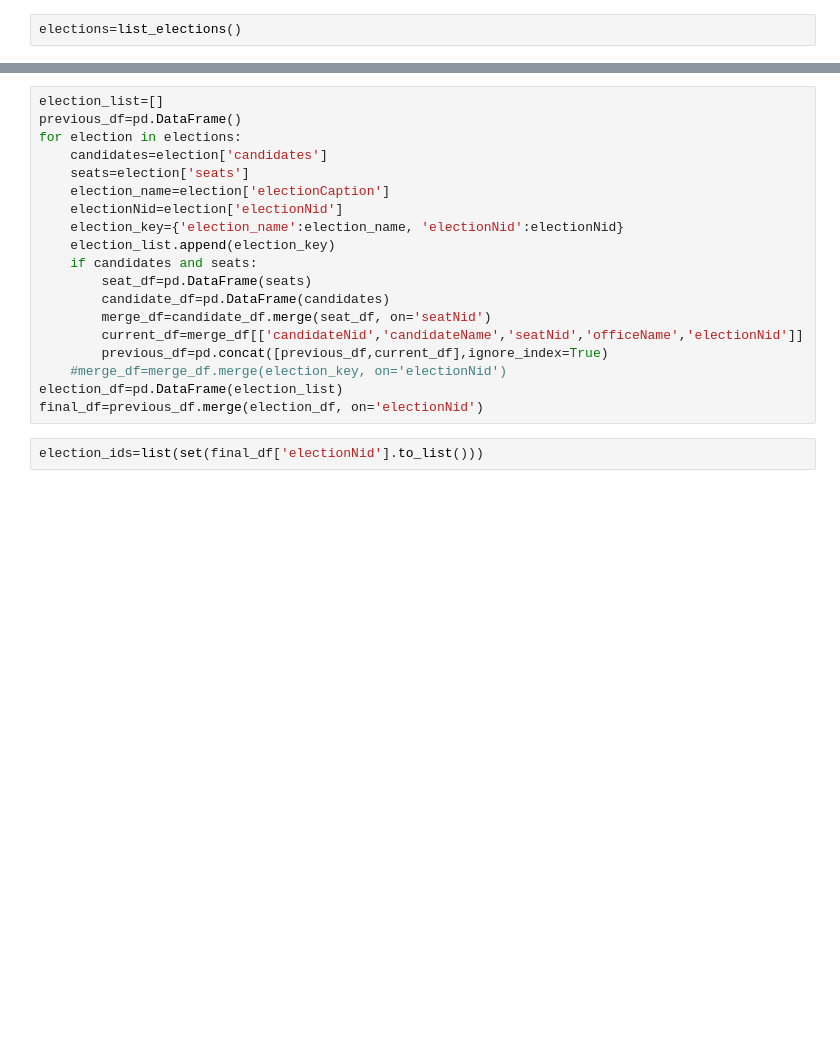
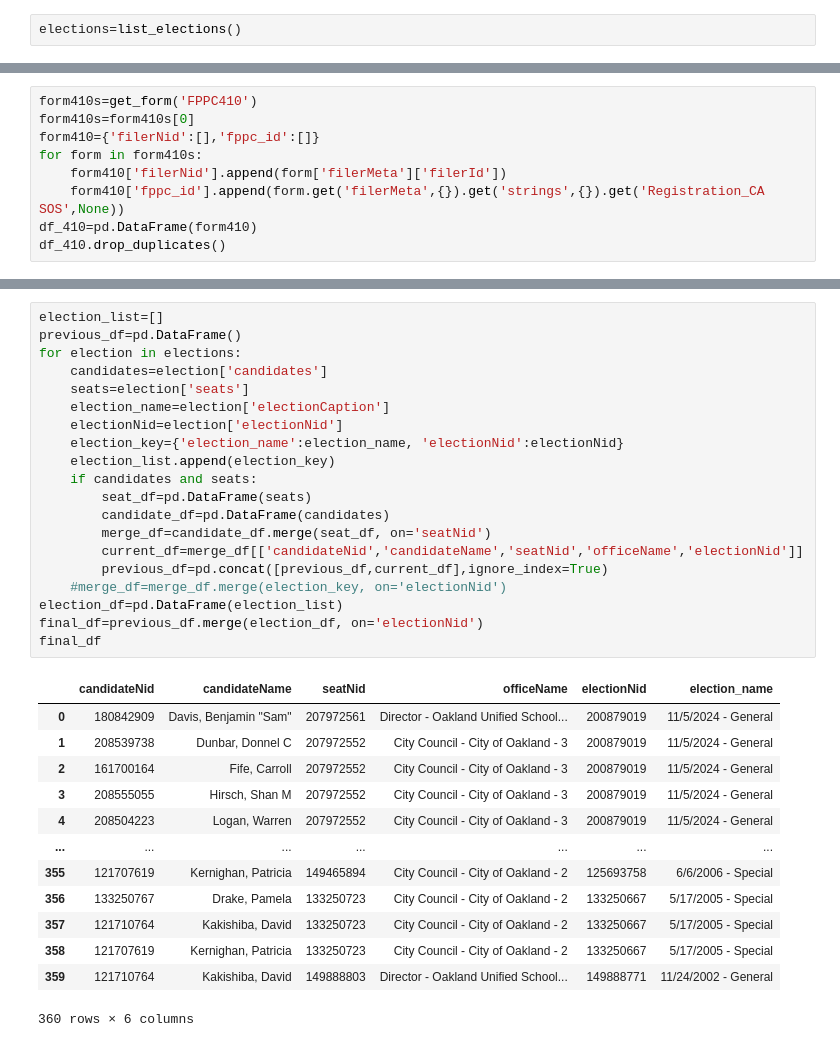
Before and after one commit to FrancisDoran/candidate-table, a Jupyter notebook: francis-testing.ipynb, the cells around one changed output, grey strips where cells are left out. Drawn from its saved outputs; the diff is of its cells as text; blank space fills up the shorter version.

```diff
--- a/francis-testing.ipynb
+++ b/francis-testing.ipynb
@@ -93,0 +148,9 @@ elections=list_elections()
+# %%
+form410s=get_form('FPPC410')
+form410s=form410s[0]
+form410={'filerNid':[],'fppc_id':[]}
+for form in form410s:
+    form410['filerNid'].append(form['filerMeta']['filerId'])
+    form410['fppc_id'].append(form.get('filerMeta',{}).get('strings',{}).get('Registration_CA SOS',None))
+df_410=pd.DataFrame(form410)
+df_410.drop_duplicates()
@@ -144,22 +256,35 @@ for candidate in Candidate_or_Officeholder:
 # %%
 election_list=[]
 previous_df=pd.DataFrame()
 for election in elections:
     candidates=election['candidates']
     seats=election['seats']
     election_name=election['electionCaption']
     electionNid=election['electionNid']
     election_key={'election_name':election_name, 'electionNid':electionNid}
     election_list.append(election_key)
     if candidates and seats:
         seat_df=pd.DataFrame(seats)
         candidate_df=pd.DataFrame(candidates)
         merge_df=candidate_df.merge(seat_df, on='seatNid')
         current_df=merge_df[['candidateNid','candidateName','seatNid','officeName','electionNid']]
         previous_df=pd.concat([previous_df,current_df],ignore_index=True)
     #merge_df=merge_df.merge(election_key, on='electionNid')
 election_df=pd.DataFrame(election_list)
 final_df=previous_df.merge(election_df, on='electionNid')
+final_df
+# %% [output]
+|  | candidateNid | candidateName | seatNid | officeName | electionNid | election_name |
+| 0 | 180842909 | Davis, Benjamin "Sam" | 207972561 | Director - Oakland Unified School... | 200879019 | 11/5/2024 - General |
+| 1 | 208539738 | Dunbar, Donnel C | 207972552 | City Council - City of Oakland - 3 | 200879019 | 11/5/2024 - General |
+| 2 | 161700164 | Fife, Carroll | 207972552 | City Council - City of Oakland - 3 | 200879019 | 11/5/2024 - General |
+| 3 | 208555055 | Hirsch, Shan M | 207972552 | City Council - City of Oakland - 3 | 200879019 | 11/5/2024 - General |
+| 4 | 208504223 | Logan, Warren | 207972552 | City Council - City of Oakland - 3 | 200879019 | 11/5/2024 - General |
+| ... | ... | ... | ... | ... | ... | ... |
+| 355 | 121707619 | Kernighan, Patricia | 149465894 | City Council - City of Oakland - 2 | 125693758 | 6/6/2006 - Special |
+| 356 | 133250767 | Drake, Pamela | 133250723 | City Council - City of Oakland - 2 | 133250667 | 5/17/2005 - Special |
+| 357 | 121710764 | Kakishiba, David | 133250723 | City Council - City of Oakland - 2 | 133250667 | 5/17/2005 - Special |
+| 358 | 121707619 | Kernighan, Patricia | 133250723 | City Council - City of Oakland - 2 | 133250667 | 5/17/2005 - Special |
+| 359 | 121710764 | Kakishiba, David | 149888803 | Director - Oakland Unified School... | 149888771 | 11/24/2002 - General |
+360 rows × 6 columns
-# %%
-election_ids=list(set(final_df['electionNid'].to_list()))
 # %%
```
Also changed, not shown: parts of 17 cells of this notebook.
